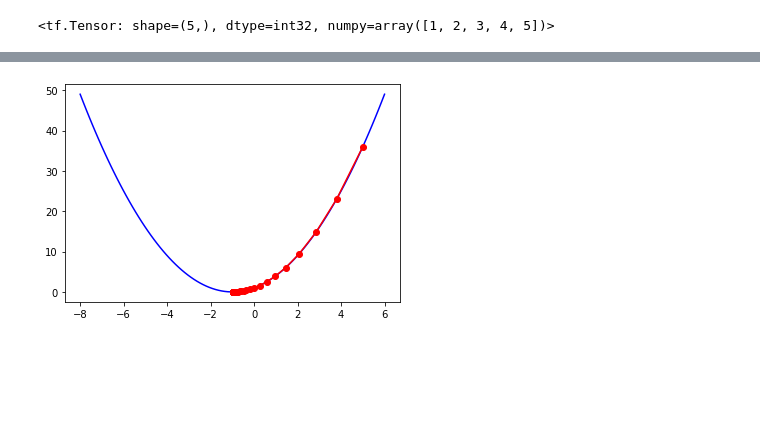
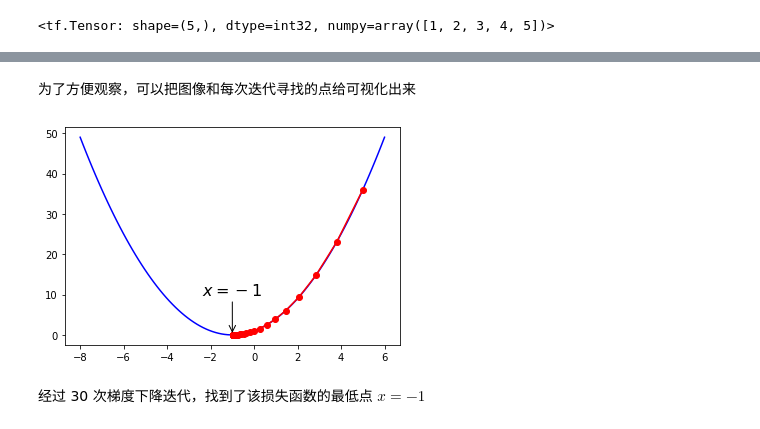
Before and after one commit to InnoFang/tensorflow2-from-zero, a Jupyter notebook: 01. Overview.ipynb, the cells around one changed output, grey strips where cells are left out. Saved outputs shown, nothing was run; the diff lists cells and outputs as text; code cells hidden in the pictures; blank space fills up the shorter version.

```diff
--- a/01. Overview.ipynb
+++ b/01. Overview.ipynb
@@ -429,20 +429,20 @@ $$w_{t+1} = w_t - lr * \frac{\partial loss}{\partial w_t}$$
 # %%
-w = tf.Variable(5, dtype=tf.float32)
+x = tf.Variable(5, dtype=tf.float32)
 lr = 0.1
 epoch = 30
-history = [w.numpy()] # 记录每次迭代后的点
+history = [x.numpy()] # 记录每次迭代后的点
 # %%
 # 开始迭代，次数为 30
 for i in range(epoch):
     # 使用 tf.GradientTape 进行梯度计算
     with tf.GradientTape() as tape:
         # 定义损失函数
-        loss = tf.square(w + tf.constant(1, dtype=tf.float32))
+        loss = tf.square(x + tf.constant(1, dtype=tf.float32))
     # 对损失函数中的参数 w 进行求导
-    grads = tape.gradient(loss, w)
+    grads = tape.gradient(loss, x)
 
     # 依据梯度下降公式对参数进行更新
-    w.assign_sub(lr * grads)
-    history.append(w.numpy())
-    print('After {} epoch, w is {}, loss is {}'.format(i, w.value(), loss))
+    x.assign_sub(lr * grads)
+    history.append(x.numpy())
+    print('After {} epoch, x is {}, loss is {}'.format(i, x.numpy(), loss))
 # %% [output]
@@ -466,3 +466,5 @@ After 29 epoch, w is -0.9925724267959595, loss is 8.620187145425007e-05
+# %% [markdown]
+为了方便观察，可以把图像和每次迭代寻找的点给可视化出来
 # %%
 loss = lambda x: (x + 1) ** 2
 x = np.linspace(-8, 6, 100)
@@ -471,8 +473,13 @@ y_history = loss(np.array(history))
 # %%
 import matplotlib.pyplot as plt
 
-plt.plot(x, y, 'b')
-plt.plot(history, y_history, 'r', marker='o')
+fig = plt.figure()
+ax = fig.add_subplot(111)
+ax.plot(x, y, 'b')
+ax.plot(history, y_history, 'r', marker='o')
+ax.annotate('$x=-1$', xy=(-1, 0), xytext=(-30, +40), fontsize=16, textcoords = 'offset points', arrowprops=dict(arrowstyle='->'))
 plt.show()
 # %% [output]
-[figure, old version]
+[figure, new version]
+# %% [markdown]
+经过 30 次梯度下降迭代，找到了该损失函数的最低点 $x=-1$
```
Also changed, not shown: parts of 6 cells of this notebook.
